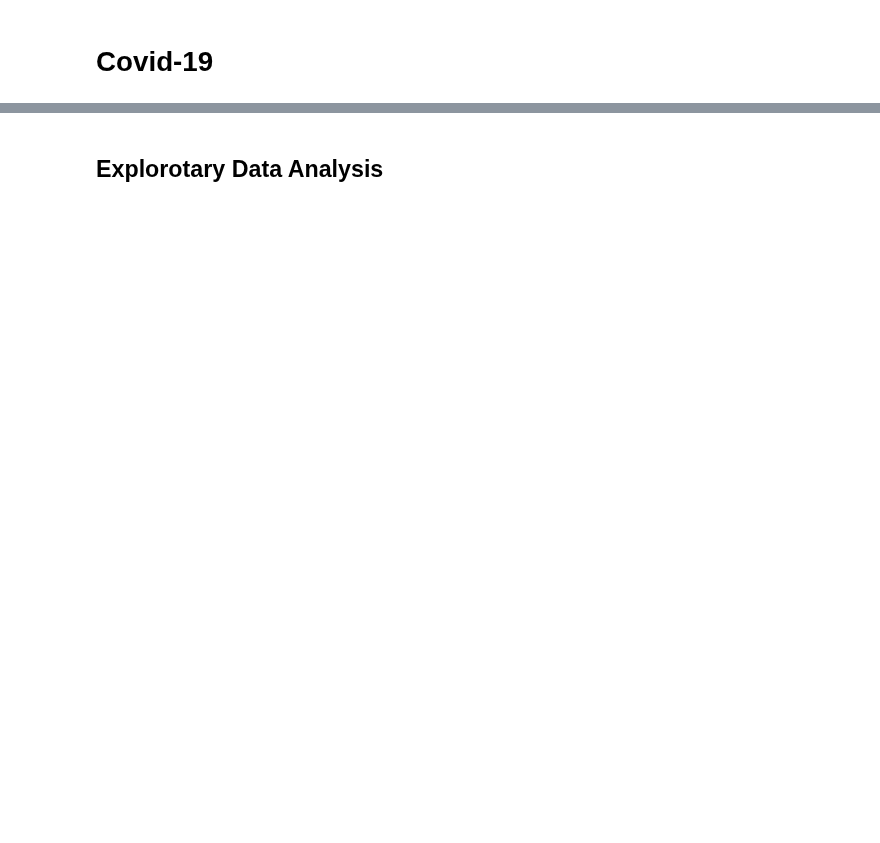
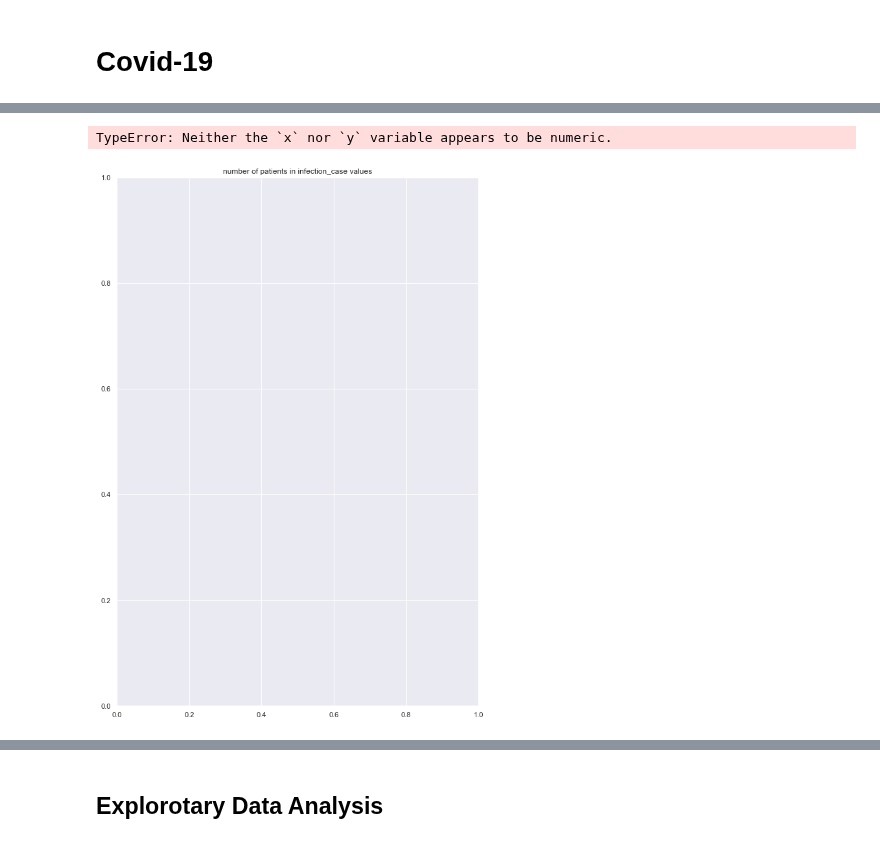
Before and after one commit to zzozzo/Datathon, a Jupyter notebook: DS_covid19.ipynb, the cells around one changed output, grey strips where cells are left out. Drawn from its saved outputs; the diff is of its cells as text; code cells hidden in the pictures; blank space fills up the shorter version.

```diff
--- a/DS_covid19.ipynb
+++ b/DS_covid19.ipynb
@@ -488,0 +289,25 @@ print(latest)
+# %%
+#x = PI_df['infection_case']
+#y= PI_df['confirmed_date']
+
+
+
+plt.figure(figsize = (10,15))
+plt.title('number of patients in infection_case values')
+sns.boxplot(x = "confirmed_date", y = 'infection_case', data = PI_df, vert=False)
+
+plt.show()
+
+#plt.figure(figsize = (10,20))
+
+#(
+#    ggplot(PI_df, aes("infection_case", "confirmed_date"))
+#    +geom_boxplot(aes(colour="infection_case"))
+#    +geom_boxplot()
+#    +coord_flip()
+#    +theme_light()+
+#    ggtitle('Infection case')+theme(plot.title = element_text(hjust=0.5))
+#)
+# %% [output]
+TypeError: Neither the `x` nor `y` variable appears to be numeric.
+[figure, added]
```
Also changed, not shown: parts of 94 cells of this notebook.
